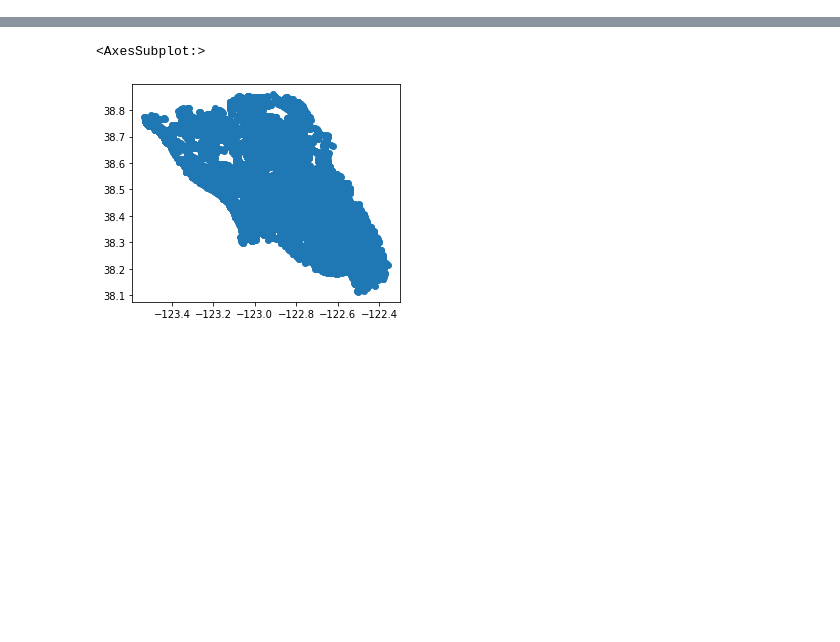
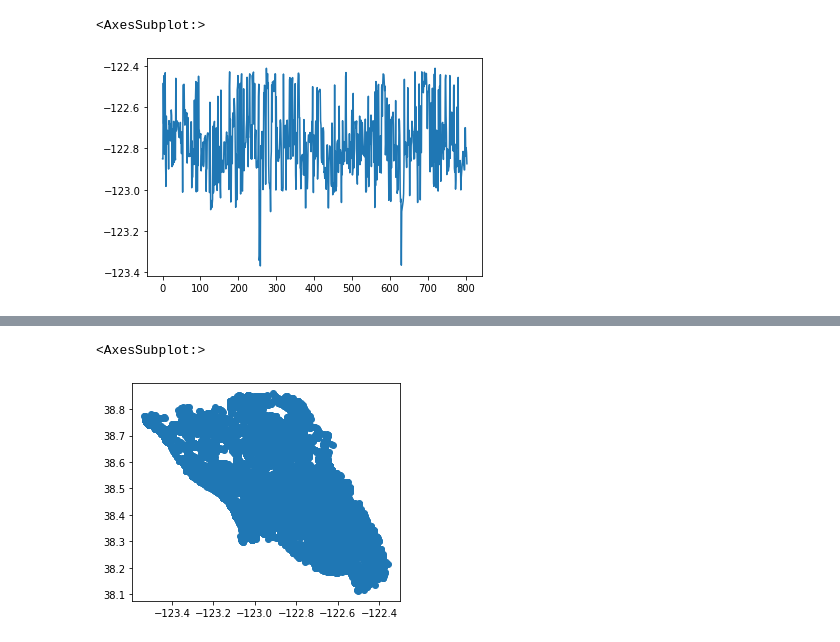
Before and after one commit to KalmanXiong/fmm-gps, a Jupyter notebook: show_routes.ipynb, the cells around one changed output, grey strips where cells are left out. Drawn from its saved outputs; the diff is of its cells as text; code cells hidden in the pictures; blank space fills up the shorter version.

Commit message:
feat(*):update speed and direction

```diff
--- a/show_routes.ipynb
+++ b/show_routes.ipynb
@@ -15,0 +94,2 @@ streets = gpd.read_file('data/GPS.nosync/Streets/Streets.shp')
+# %%
+speed_limits = pd.read_csv('data/GPS.nosync/Speed Surveys.csv')
@@ -15,0 +107,5 @@ streets = gpd.read_file('data/GPS.nosync/Streets/Streets.shp')
+# %%
+speed_limits['Lon'].plot()
+# %% [output]
+<AxesSubplot:>
+[figure, added]
```
Also changed, not shown: parts of 11 cells of this notebook, 2 other files.
